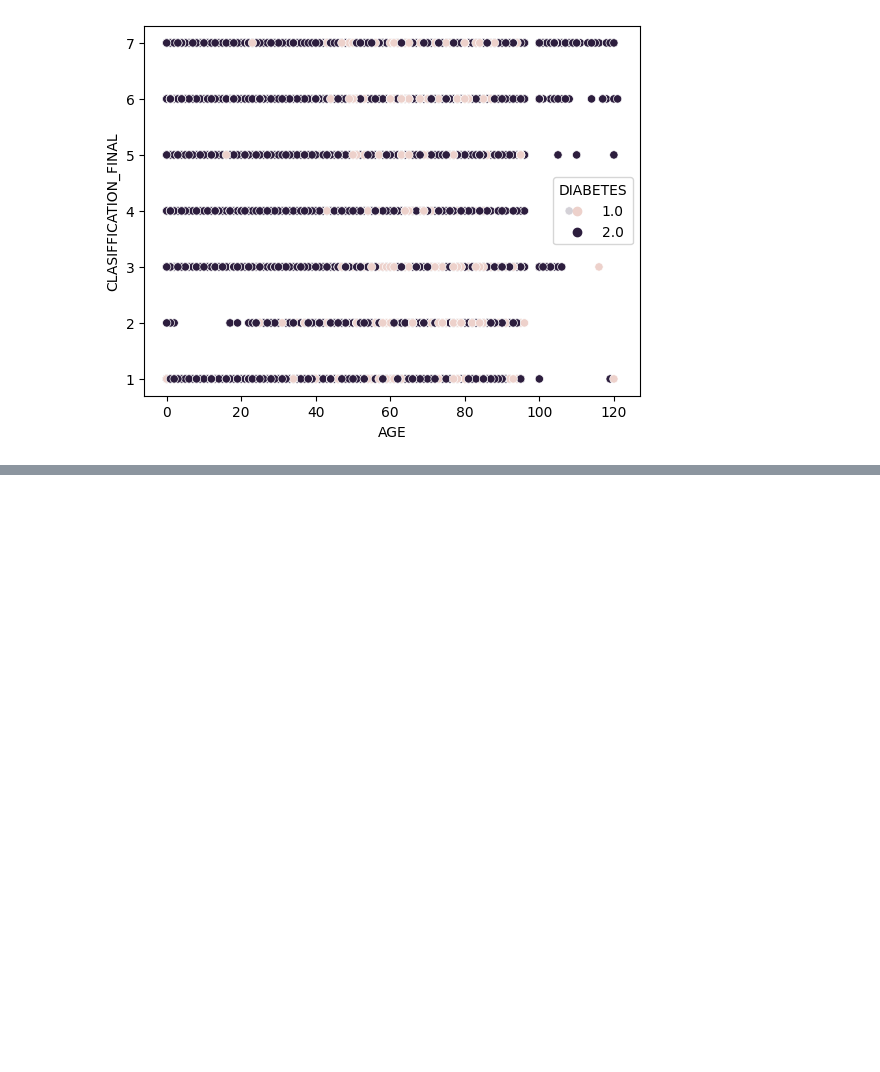
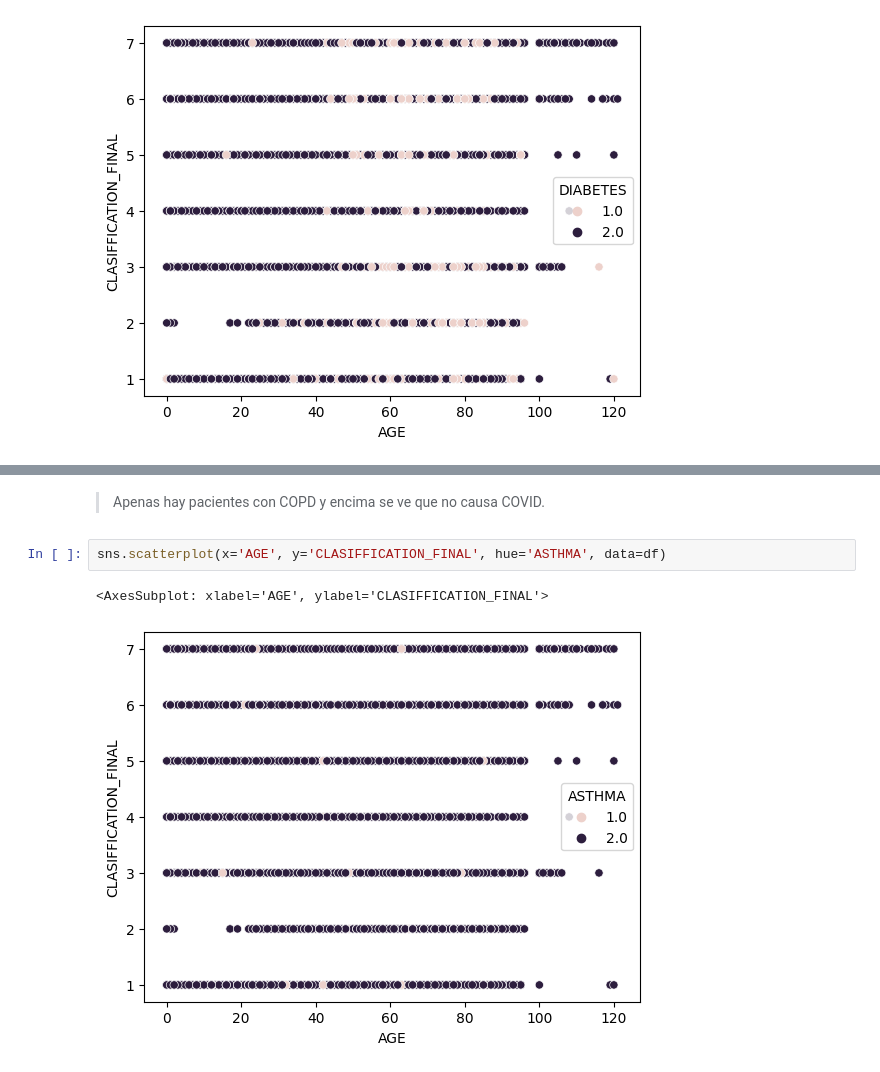
Before and after one commit to Ssutssimer/miniproject_data-science, a Jupyter notebook: miniproject-data-science.ipynb, the cells around one changed output, grey strips where cells are left out. Cells and saved outputs as stored; diff of their text form; blank space fills up the shorter version.

```diff
--- a/miniproject-data-science.ipynb
+++ b/miniproject-data-science.ipynb
@@ -135,0 +136,7 @@ sns.scatterplot(x='AGE', y='CLASIFFICATION_FINAL', hue='DIABETES', data=df)
+# %% [markdown]
+> Apenas hay pacientes con COPD y encima se ve que no causa COVID.
+# %%
+sns.scatterplot(x='AGE', y='CLASIFFICATION_FINAL', hue='ASTHMA', data=df)
+# %% [output]
+<AxesSubplot: xlabel='AGE', ylabel='CLASIFFICATION_FINAL'>
+[figure, added]
```
Also changed, not shown: parts of 46 cells of this notebook.
